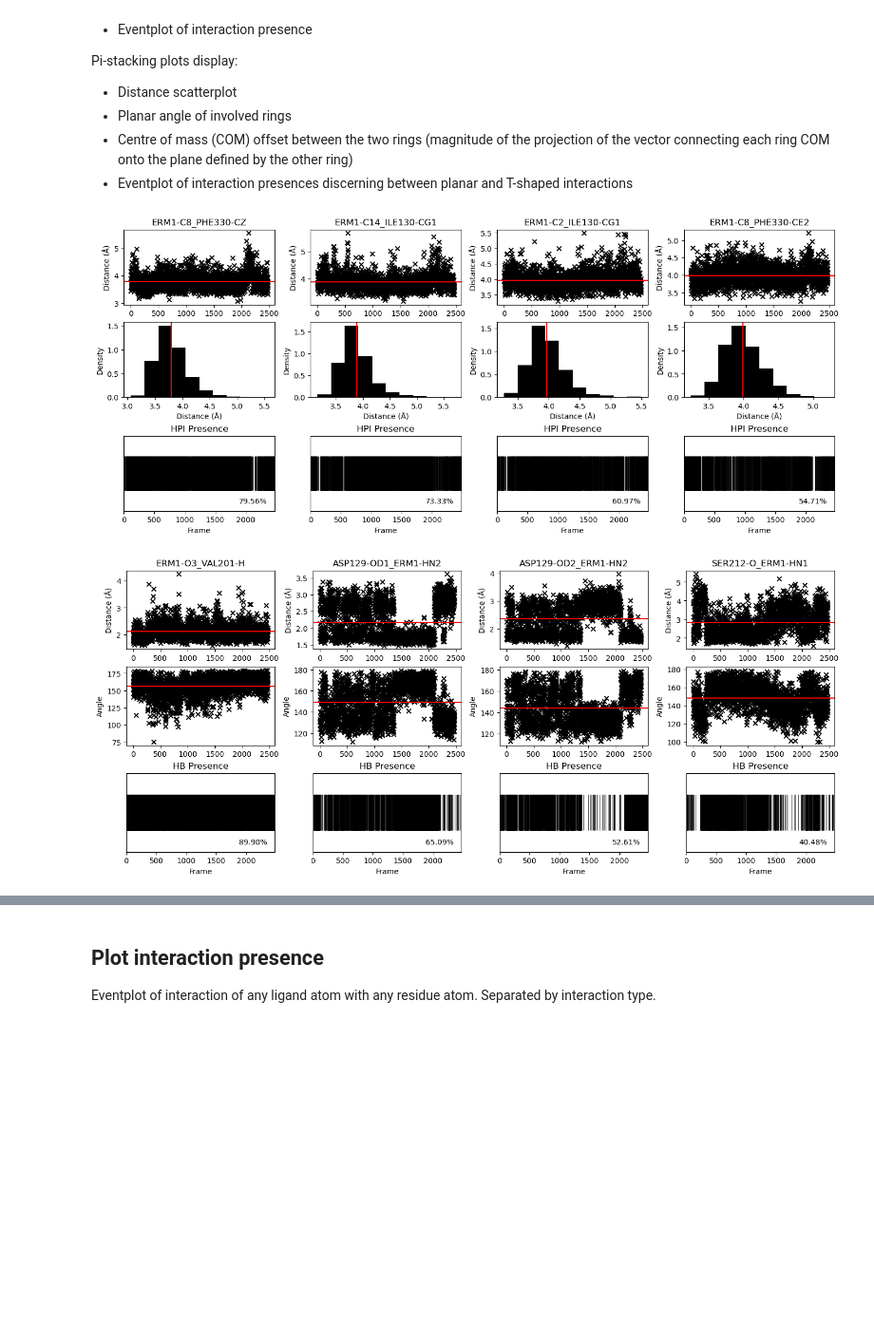
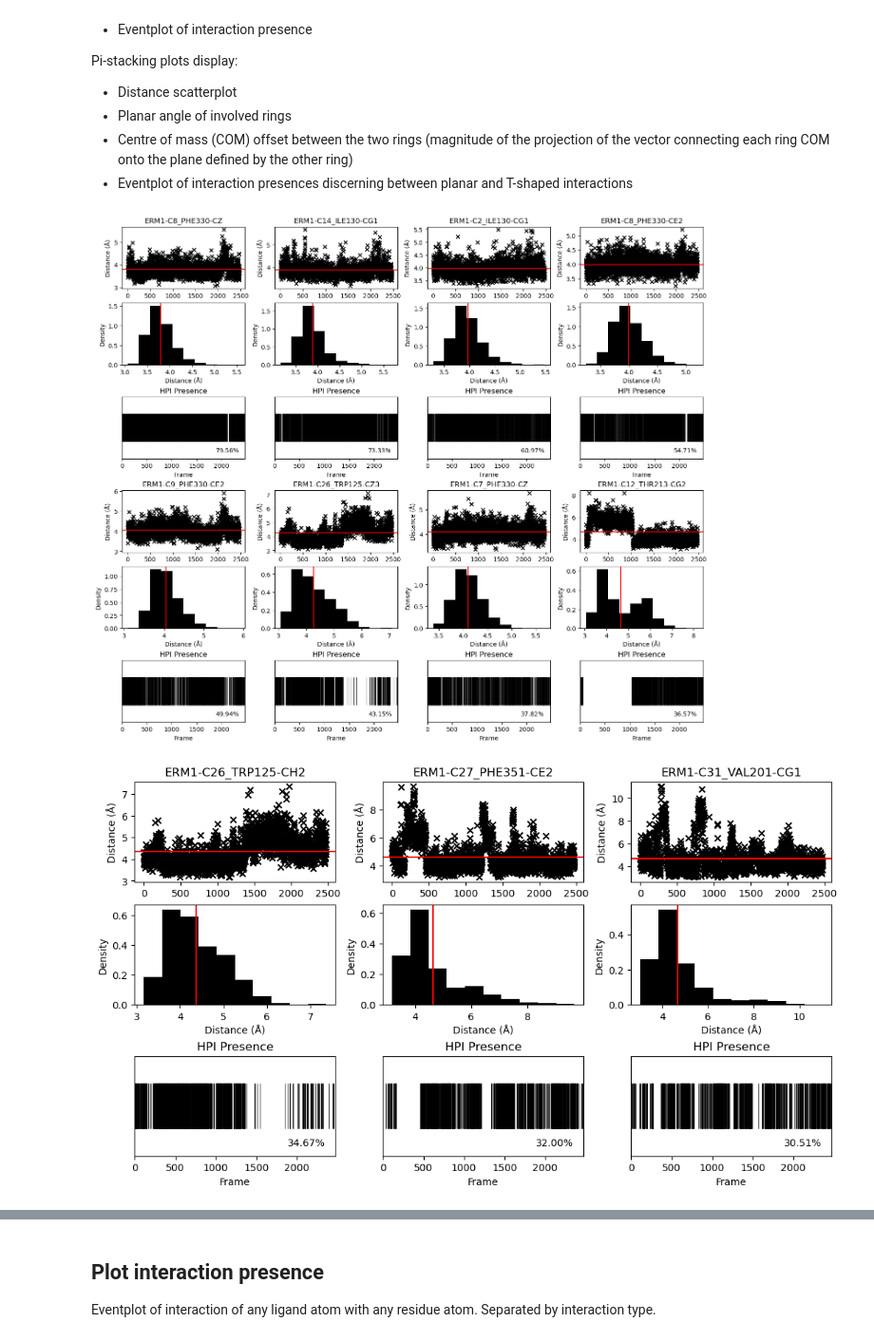
Before and after one commit to nazim-med/MD_Interactions, a Jupyter notebook: Example/notebook_1-example.ipynb, the cells around one changed output, grey strips where cells are left out. Shown at 95% size. Saved outputs shown, nothing was run; the diff lists cells and outputs as text; code cells hidden in the pictures; blank space fills up the shorter version.

Commit message:
update-2D-plotting

```diff
--- a/Example/notebook_1-example.ipynb
+++ b/Example/notebook_1-example.ipynb
@@ -58,11 +85,11 @@ Pi-stacking plots display:
 * Centre of mass (COM) offset between the two rings (magnitude of the projection of the vector connecting each ring COM onto the plane defined by the other ring)
 * Eventplot of interaction presences discerning between planar and T-shaped interactions
 # %%
-analyser.plot_HPI(plot_thresh=0.5,save_files=True)
+analyser.plot_HPI(plot_thresh=0.3,save_files=True)
 analyser.plot_HB(plot_thresh=0.3,save_files=True)
 analyser.plot_PS(plot_thresh=0.3,save_files=True)
 analyser.plot_PC(plot_thresh=0.3,save_files=True)
 analyser.plot_SB(plot_thresh=0.2,save_files=True)
 # %% [output]
-[figure, old version]
+[figure, new version]
-[figure, old version]
+[figure, new version]
```
Also changed, not shown: parts of 7 cells of this notebook, 16 other files.
